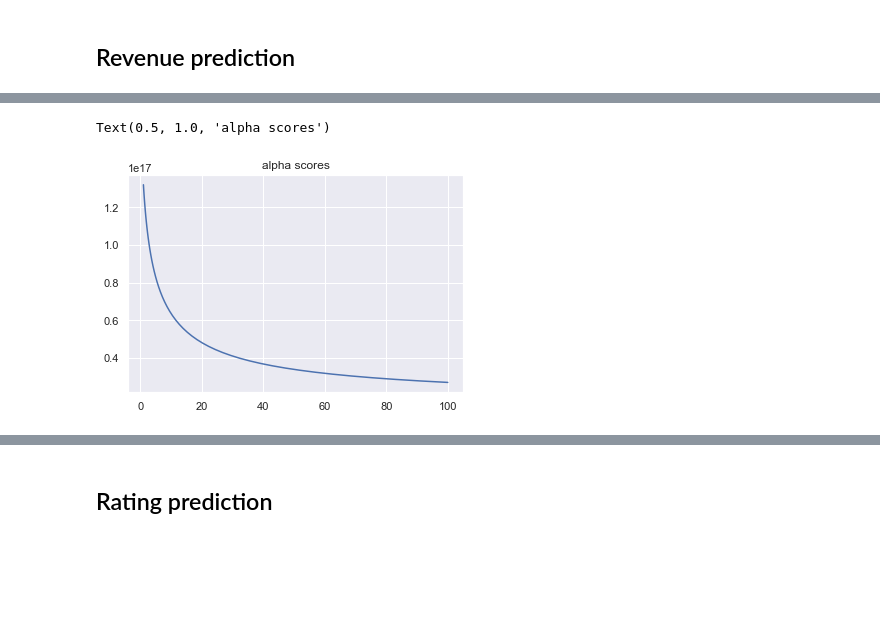
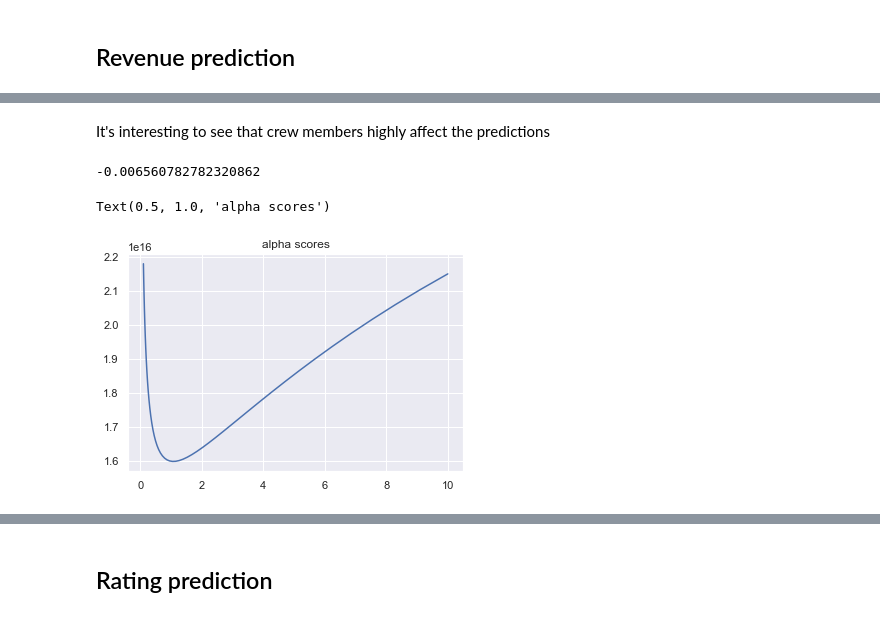
Before and after one commit to ridhachahed/Project-TMDB-5000-Movie-Dataset, a Jupyter notebook: Untitled.ipynb, the cells around one changed output, grey strips where cells are left out. Saved outputs shown, nothing was run; the diff lists cells and outputs as text; code cells hidden in the pictures; blank space fills up the shorter version.

```diff
--- a/Untitled.ipynb
+++ b/Untitled.ipynb
@@ -481,5 +631,7 @@ for index , row in pos_budg.iterrows():
     x=row["budget_adjusted"]
     y=row["revenue_adjusted"]
     if((500000000>x>260000000) | (4000000000>y>1360000000)):
-        plt.annotate(s=row["title"],xy=(x,y),rotation=30)
+        title_to_annotate=row["title"]
+        if((row["title"]!="The Godfather")&(row["title"]!="Fantasia")):
+            plt.annotate(s=row["title"],xy=(x,y),rotation=30)
 # %% [output]
@@ -1302,0 +1470,3 @@ data.head()
+# %%
+seed=42
+split_size=0.2
@@ -1302,0 +1475,13 @@ data.head()
+# %%
+def preprocess(data,y,x_to_drop,seed=seed,split_size=split_size):
+
+    data.rename(columns = lambda x: x.replace(' ', '_'), inplace=True)
+    y=data[y]
+    X=data.drop(columns=x_to_drop)
+    X = sm.add_constant(X)
+    scaler = StandardScaler()
+    X_transformed = scaler.fit_transform(X)
+    X = pd.DataFrame(X_transformed, columns = X.columns,index=y.index)
+
+    # splitting the data
+    return train_test_split(X, y, test_size=split_size, random_state=seed)
@@ -1324,0 +1521,3 @@ X_train, X_test, y_train, y_test = train_test_split(X, y, test_size=0.33, random
+# %%
+X_train, X_test, y_train, y_test=preprocess(data,"revenue",["revenue","vote_count","vote_average","popularity"])
+X_train.shape
@@ -1325,11 +1630,18 @@ X_train, X_test, y_train, y_test = train_test_split(X, y, test_size=0.33, random
+# %% [markdown]
+It's interesting to see that crew members highly affect the predictions
+# %%
+y_pred=sm.OLS(y_train, X_sig_train).fit().predict(X_sig_test)
+r2_score(y_pred,y_test)
+# %% [output]
+-0.006560782782320862
 # %%
-alphas=np.logspace(0,2,50)
-clf = RidgeCV(alphas=alphas,store_cv_values=True).fit(X_train, y_train)
+alphas=np.logspace(-1,1,50)
+clf = RidgeCV(alphas=alphas,store_cv_values=True,normalize=True).fit(X_train, y_train)
 plt.plot(alphas,np.apply_along_axis(np.mean,0,clf.cv_values_))
 plt.title("alpha scores")
 # %% [output]
 Text(0.5, 1.0, 'alpha scores')
-[figure, old version]
+[figure, new version]
 # %%
 ypred=clf.predict(X_test)
 r2_score(ypred,y_test)
```
Also changed, not shown: parts of 147 cells of this notebook.
